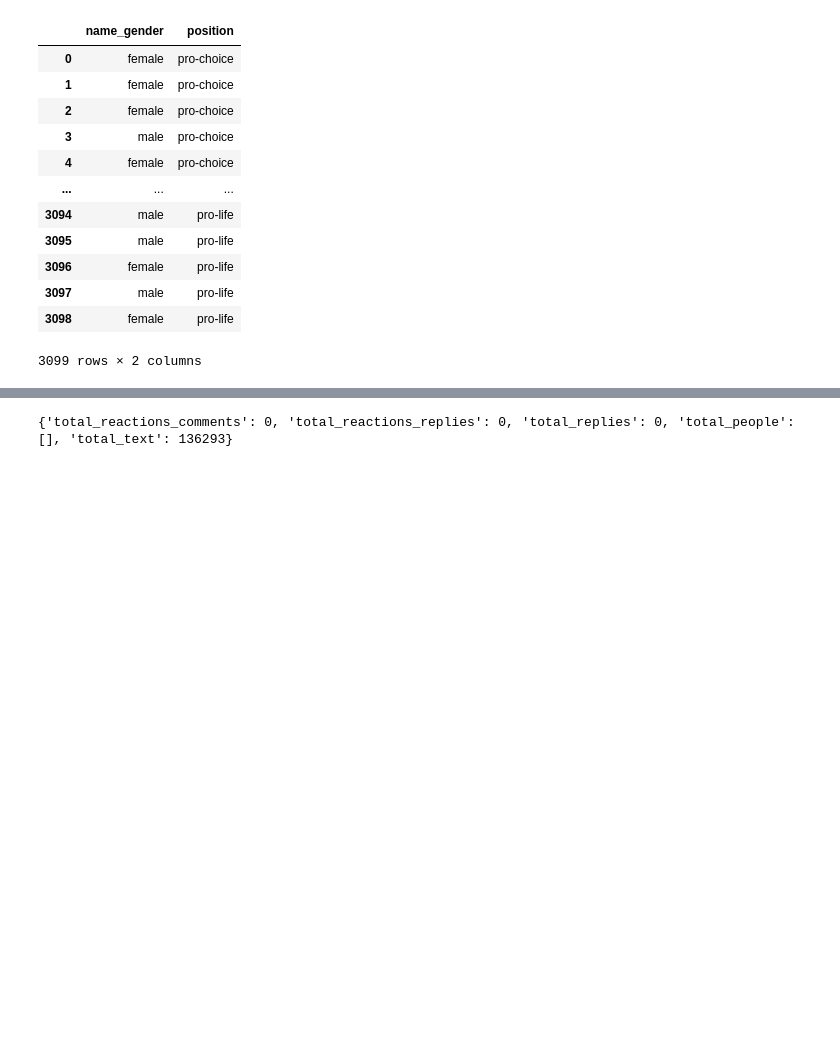
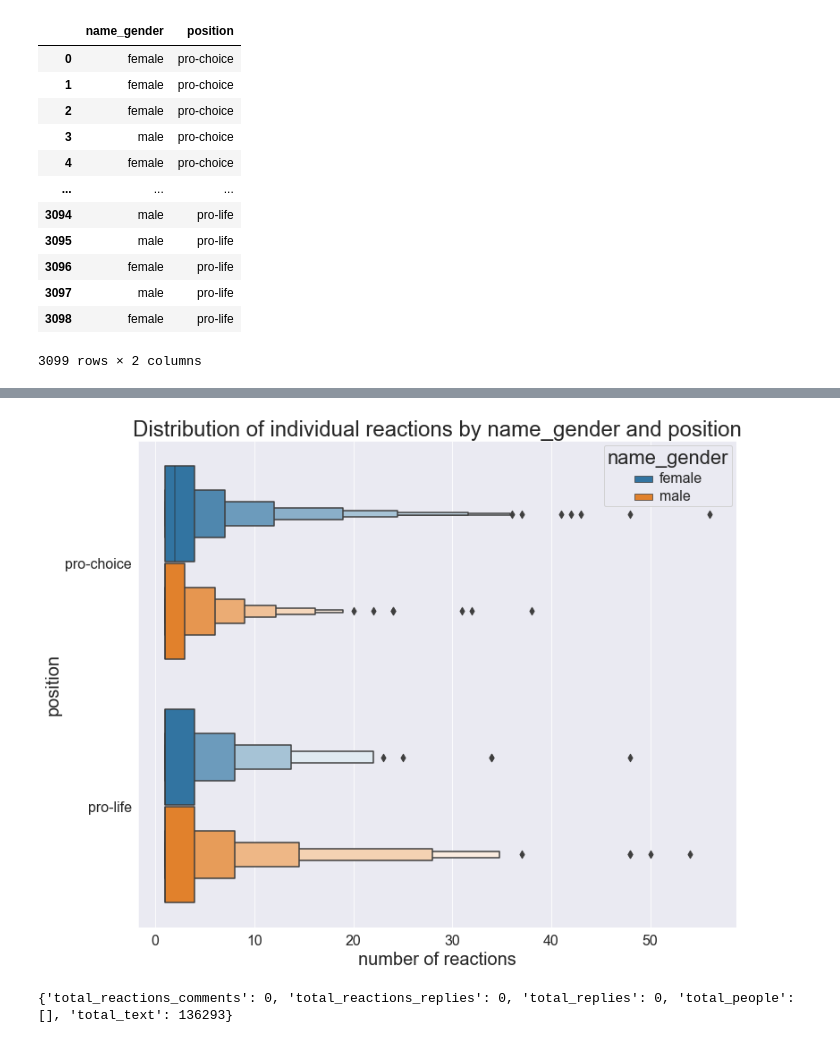
Before and after one commit to msramalho/linkedin-analysis-of-a-polarizing-post-on-abortion, a Jupyter notebook: analysis.ipynb, the cells around one changed output, grey strips where cells are left out. Drawn from its saved outputs; the diff is of its cells as text; code cells hidden in the pictures; blank space fills up the shorter version.

```diff
--- a/analysis.ipynb
+++ b/analysis.ipynb
@@ -411,0 +453,16 @@ prochoice other = 2/9833 = 0.02%
+# %%
+# reactions by single user
+occurrences = []
+for k, activity in key_activity.items():
+    occurrences.extend([k] * len([x for x in activity if x["type"]=="reaction"]))
+for r in ORIGINAL_COMMENT["reactions"]:
+    occurrences.append(get_key(r))
+reactions_counter = Counter(occurrences)
+reactions_data = []
+for k, v in reactions_counter.items():
+    position = "pro-life" if k in prolife_from_reacts else "pro-choice"
+    reactions_data.append({"reactions": v, "position": position, "name_gender": people[k]["name_gender"], "key": k})
+df_r = pd.DataFrame(reactions_data)
+print(df_r.reactions.sum())
+df_r.nlargest(25, 'reactions')[["reactions", "position", "name_gender"]]
+# df_r.nlargest(25, 'reactions') # includes keys
@@ -412,3 +488,26 @@ prochoice other = 2/9833 = 0.02%
+# %%
+f = plt.figure(figsize=(12, 10))
+ax = f.add_subplot(1, 1, 1)
+# sns.histplot(data=df_r, x="reactions", stat="density", bins=20, hue="position")
+# sns.violinplot(data=df_r[df_r["name_gender"]!="other"], x="reactions", y="position", hue="name_gender")
+# sns.boxenplot(data=df_r[df_r["name_gender"]!="other"].nsmallest(len(df_r)-100, 'reactions'), x="reactions", y="position", hue="name_gender")
+df_display = df_r[df_r["name_gender"]!="other"]
+df_display = df_display[df_display["reactions"]<=60]
+sns.boxenplot(data=df_display, x="reactions", y="position", hue="name_gender")
+ax.set_title("Distribution of individual reactions by name_gender and position", fontsize=24)
+plt.xticks(fontsize=16)
+plt.yticks(fontsize=16)
+for container in ax.containers:
+    ax.bar_label(container, fontsize=16, label_type="center", fmt="%.3g%%")
+    # ax.bar_label(container, fontsize=16, label_type="center", fmt="%g")
+# ax.legend(loc='best', fontsize=20)
+plt.setp(ax.get_legend().get_texts(), fontsize='16')  # for legend text
+plt.setp(ax.get_legend().get_title(), fontsize='22')  # for legend title
+ax.set_xlabel("number of reactions", fontsize=20)
+ax.set_ylabel("position", fontsize=20)
+plt.savefig("media/reactions_dist.png")
+# %% [output]
+[figure, added]
 # %%
 jobs = {"title": [], "org": []}
 stats = {"total_reactions_comments": 0, "total_reactions_replies": 0, "total_replies": 0, "total_people": [], "total_text": []}
```
Also changed, not shown: parts of 14 cells of this notebook, 8 other files.
